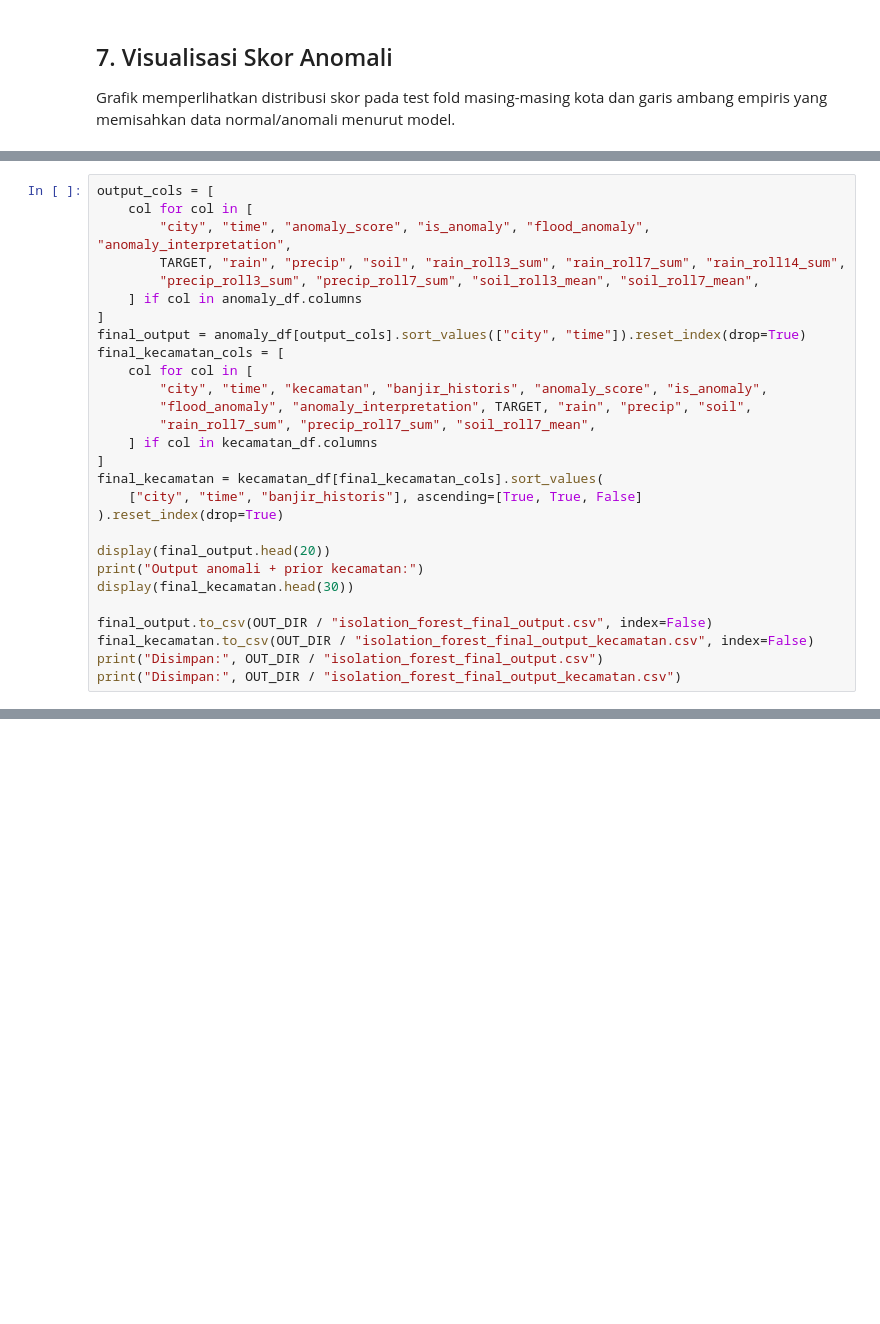
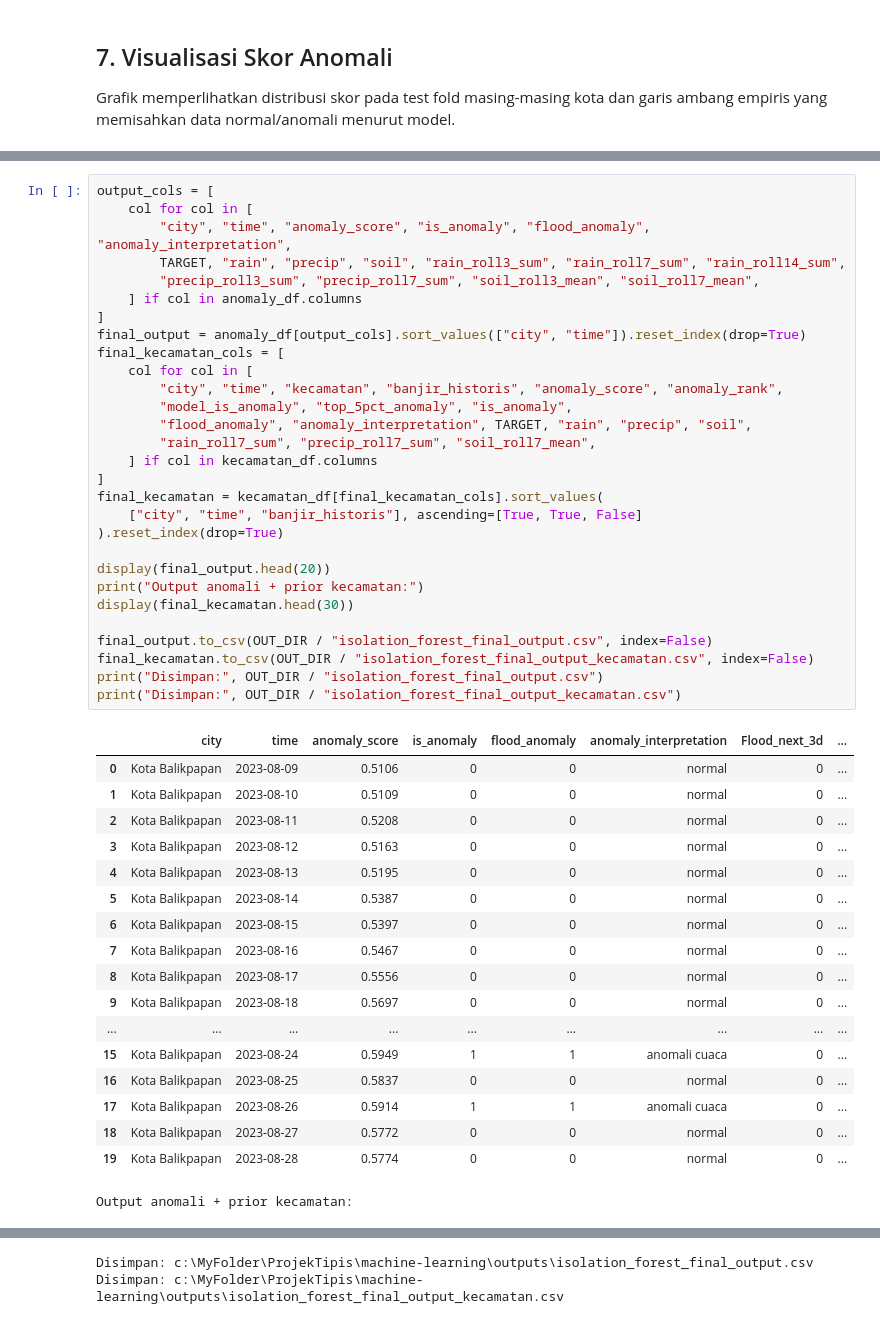
Before and after one commit to Noelsip/flood-bpn-smd, a Jupyter notebook: Flood_AutoML.ipynb, the cells around one changed output, grey strips where cells are left out. Saved outputs shown, nothing was run; the diff lists cells and outputs as text; blank space fills up the shorter version.

```diff
--- a/Flood_AutoML.ipynb
+++ b/Flood_AutoML.ipynb
@@ -202,28 +315,48 @@ plt.show()
 # %%
 output_cols = [
     col for col in [
         "city", "time", "anomaly_score", "is_anomaly", "flood_anomaly", "anomaly_interpretation",
         TARGET, "rain", "precip", "soil", "rain_roll3_sum", "rain_roll7_sum", "rain_roll14_sum",
         "precip_roll3_sum", "precip_roll7_sum", "soil_roll3_mean", "soil_roll7_mean",
     ] if col in anomaly_df.columns
 ]
 final_output = anomaly_df[output_cols].sort_values(["city", "time"]).reset_index(drop=True)
 final_kecamatan_cols = [
     col for col in [
-        "city", "time", "kecamatan", "banjir_historis", "anomaly_score", "is_anomaly",
+        "city", "time", "kecamatan", "banjir_historis", "anomaly_score", "anomaly_rank",
+        "model_is_anomaly", "top_5pct_anomaly", "is_anomaly",
         "flood_anomaly", "anomaly_interpretation", TARGET, "rain", "precip", "soil",
         "rain_roll7_sum", "precip_roll7_sum", "soil_roll7_mean",
     ] if col in kecamatan_df.columns
 ]
 final_kecamatan = kecamatan_df[final_kecamatan_cols].sort_values(
     ["city", "time", "banjir_historis"], ascending=[True, True, False]
 ).reset_index(drop=True)
 
 display(final_output.head(20))
 print("Output anomali + prior kecamatan:")
 display(final_kecamatan.head(30))
 
 final_output.to_csv(OUT_DIR / "isolation_forest_final_output.csv", index=False)
 final_kecamatan.to_csv(OUT_DIR / "isolation_forest_final_output_kecamatan.csv", index=False)
 print("Disimpan:", OUT_DIR / "isolation_forest_final_output.csv")
 print("Disimpan:", OUT_DIR / "isolation_forest_final_output_kecamatan.csv")
+# %% [output]
+|  | city | time | anomaly_score | is_anomaly | flood_anomaly | anomaly_interpretation | Flood_next_3d | ... |
+| 0 | Kota Balikpapan | 2023-08-09 | 0.5106 | 0 | 0 | normal | 0 | ... |
+| 1 | Kota Balikpapan | 2023-08-10 | 0.5109 | 0 | 0 | normal | 0 | ... |
+| 2 | Kota Balikpapan | 2023-08-11 | 0.5208 | 0 | 0 | normal | 0 | ... |
+| 3 | Kota Balikpapan | 2023-08-12 | 0.5163 | 0 | 0 | normal | 0 | ... |
+| 4 | Kota Balikpapan | 2023-08-13 | 0.5195 | 0 | 0 | normal | 0 | ... |
+| 5 | Kota Balikpapan | 2023-08-14 | 0.5387 | 0 | 0 | normal | 0 | ... |
+| 6 | Kota Balikpapan | 2023-08-15 | 0.5397 | 0 | 0 | normal | 0 | ... |
+| 7 | Kota Balikpapan | 2023-08-16 | 0.5467 | 0 | 0 | normal | 0 | ... |
+| 8 | Kota Balikpapan | 2023-08-17 | 0.5556 | 0 | 0 | normal | 0 | ... |
+| 9 | Kota Balikpapan | 2023-08-18 | 0.5697 | 0 | 0 | normal | 0 | ... |
+| ... | ... | ... | ... | ... | ... | ... | ... | ... |
+| 15 | Kota Balikpapan | 2023-08-24 | 0.5949 | 1 | 1 | anomali cuaca | 0 | ... |
+| 16 | Kota Balikpapan | 2023-08-25 | 0.5837 | 0 | 0 | normal | 0 | ... |
+| 17 | Kota Balikpapan | 2023-08-26 | 0.5914 | 1 | 1 | anomali cuaca | 0 | ... |
+| 18 | Kota Balikpapan | 2023-08-27 | 0.5772 | 0 | 0 | normal | 0 | ... |
+| 19 | Kota Balikpapan | 2023-08-28 | 0.5774 | 0 | 0 | normal | 0 | ... |
+Output anomali + prior kecamatan:
@@ -230,3 +380,5 @@ print("Disimpan:", OUT_DIR / "isolation_forest_final_output_kecamatan.csv")
+Disimpan: c:\MyFolder\ProjekTipis\machine-learning\outputs\isolation_forest_final_output.csv
+Disimpan: c:\MyFolder\ProjekTipis\machine-learning\outputs\isolation_forest_final_output_kecamatan.csv
 # %% [markdown]
 ---
 ## Catatan Metodologi
```
Also changed, not shown: parts of 14 cells of this notebook, 2 other files.
